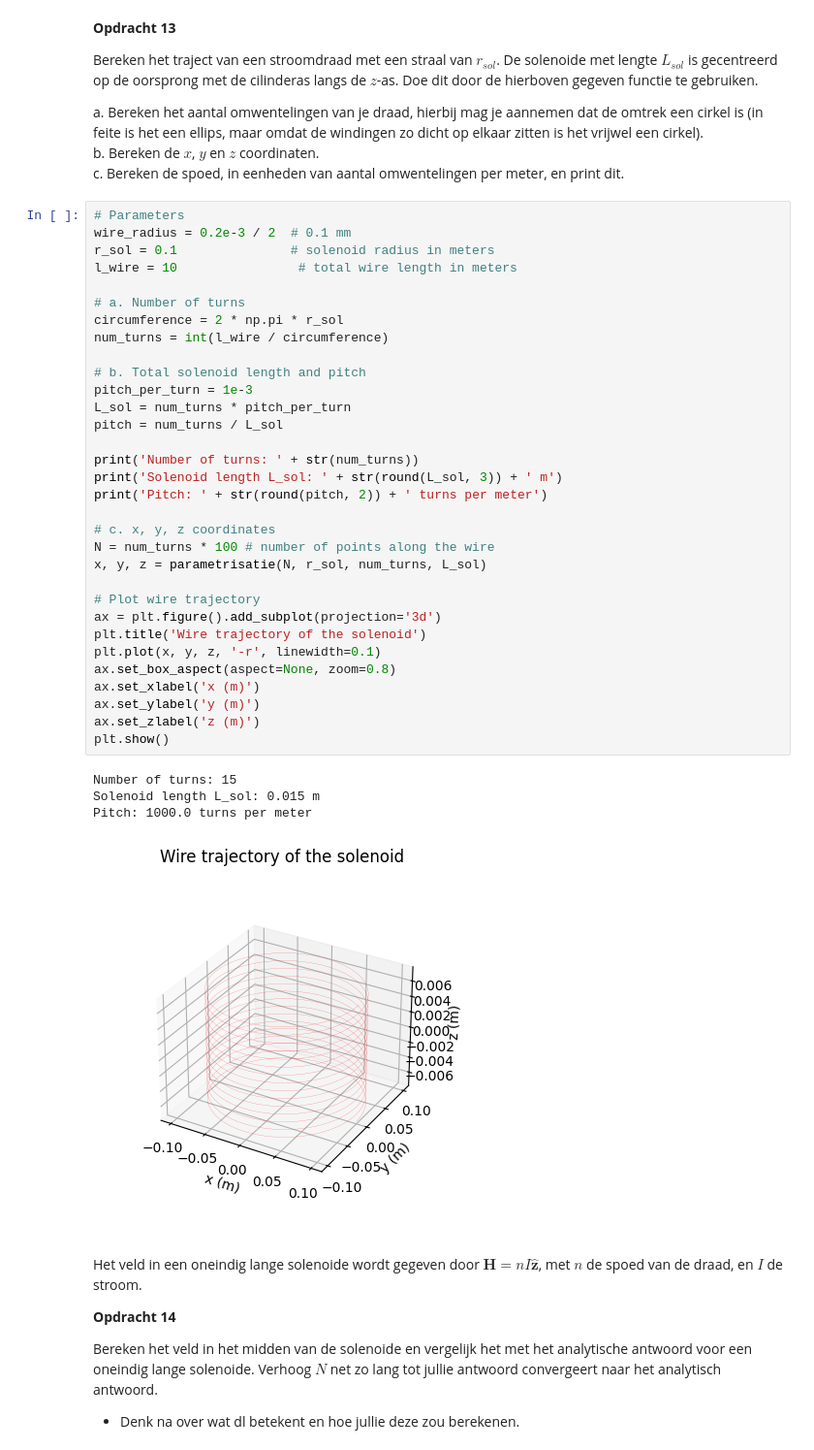
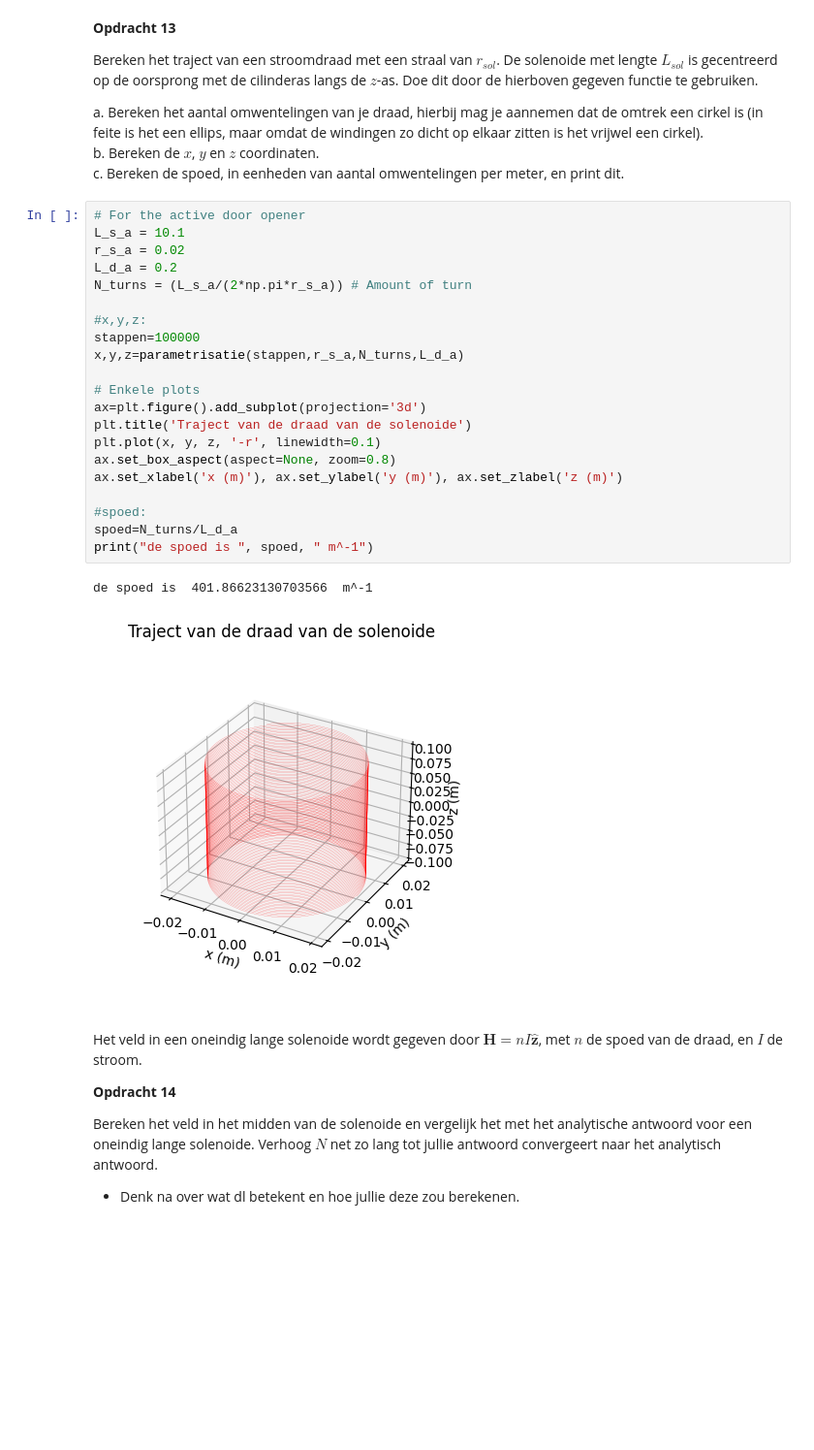
Before and after one commit to pieterbroerse/opdrachten-DEF-D, a Jupyter notebook: DigitaleOntwerpopdrachten/2KrachtactuatorOpdracht/KrachtactuatorOpdracht.ipynb, the cells around one changed output. Shown at 97% size. Saved outputs shown, nothing was run; the diff lists cells and outputs as text; blank space fills up the shorter version.

```diff
--- a/DigitaleOntwerpopdrachten/2KrachtactuatorOpdracht/KrachtactuatorOpdracht.ipynb
+++ b/DigitaleOntwerpopdrachten/2KrachtactuatorOpdracht/KrachtactuatorOpdracht.ipynb
@@ -429,42 +379,29 @@ a. Bereken het aantal omwentelingen van je draad, hierbij mag je aannemen dat de
 b. Bereken de $x$, $y$ en $z$ coordinaten.\
 c. Bereken de spoed, in eenheden van aantal omwentelingen per meter, en print dit.
 # %%
-# Parameters
-wire_radius = 0.2e-3 / 2  # 0.1 mm
-r_sol = 0.1               # solenoid radius in meters
-l_wire = 10                # total wire length in meters
+# For the active door opener
+L_s_a = 10.1
+r_s_a = 0.02
+L_d_a = 0.2
+N_turns = (L_s_a/(2*np.pi*r_s_a)) # Amount of turn
 
-# a. Number of turns
-circumference = 2 * np.pi * r_sol
-num_turns = int(l_wire / circumference)
+#x,y,z:
+stappen=100000
+x,y,z=parametrisatie(stappen,r_s_a,N_turns,L_d_a)
 
-# b. Total solenoid length and pitch
-pitch_per_turn = 1e-3
-L_sol = num_turns * pitch_per_turn
-pitch = num_turns / L_sol
-
-print('Number of turns: ' + str(num_turns))
-print('Solenoid length L_sol: ' + str(round(L_sol, 3)) + ' m')
-print('Pitch: ' + str(round(pitch, 2)) + ' turns per meter')
-
-# c. x, y, z coordinates
-N = num_turns * 100 # number of points along the wire
-x, y, z = parametrisatie(N, r_sol, num_turns, L_sol)
-
-# Plot wire trajectory
-ax = plt.figure().add_subplot(projection='3d')
-plt.title('Wire trajectory of the solenoid')
+# Enkele plots
+ax=plt.figure().add_subplot(projection='3d')
+plt.title('Traject van de draad van de solenoide')
 plt.plot(x, y, z, '-r', linewidth=0.1)
 ax.set_box_aspect(aspect=None, zoom=0.8)
-ax.set_xlabel('x (m)')
-ax.set_ylabel('y (m)')
-ax.set_zlabel('z (m)')
-plt.show()
+ax.set_xlabel('x (m)'), ax.set_ylabel('y (m)'), ax.set_zlabel('z (m)')
+
+#spoed:
+spoed=N_turns/L_d_a
+print("de spoed is ", spoed, " m^-1")
 # %% [output]
-Number of turns: 15
-Solenoid length L_sol: 0.015 m
-Pitch: 1000.0 turns per meter
+de spoed is  401.86623130703566  m^-1
-[figure, old version]
+[figure, new version]
 # %% [markdown]
 Het veld in een oneindig lange solenoide wordt gegeven door $\mathbf{H} = n I \hat{\mathbf{z}}$, met $n$ de spoed van de draad, en $I$ de stroom.
 
```
Also changed, not shown: parts of 16 cells of this notebook.
